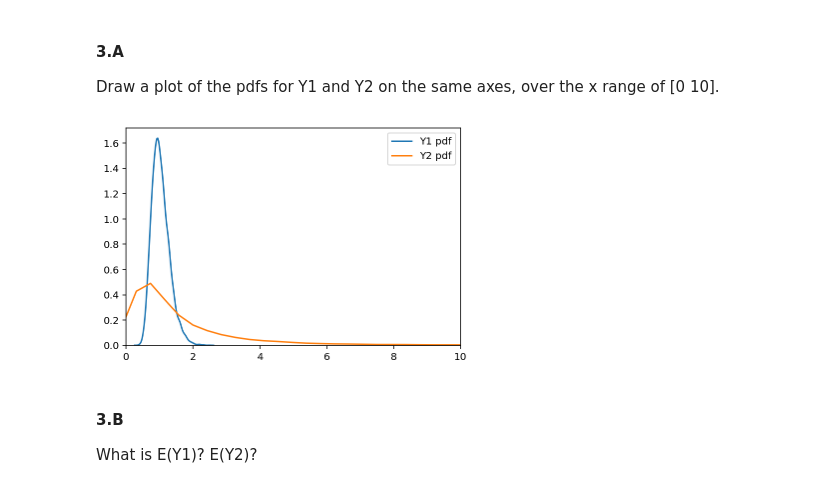
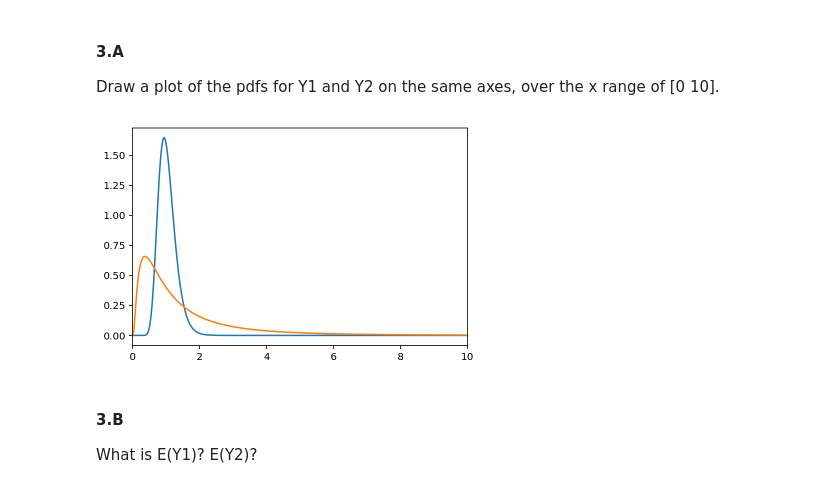
Before and after one commit to ihadanny/stat3620, a Jupyter notebook: HW3_034537969_322156159.ipynb, the cells around one changed output. Drawn from its saved outputs; the diff is of its cells as text; code cells hidden in the pictures.

```diff
--- a/HW3_034537969_322156159.ipynb
+++ b/HW3_034537969_322156159.ipynb
@@ -369,14 +370,17 @@ import matplotlib.pyplot as plt
-# %%
-y1 = stats.lognorm(s=0.25)
-y2 = stats.lognorm(s=1)
-y1rvs = y1.rvs(size=10000)
-y2rvs = y2.rvs(size=10000)
-plt.xlim(0,10)
-sns.distplot(y1rvs,bins=200,hist=False,label='Y1 pdf');
-plt.xlim(0,10)
-sns.distplot(y2rvs,bins=200,hist=False,label='Y2 pdf');
-# %% [output]
-[figure, removed]
+# %%
+y1 = stats.lognorm(s=0.25)
+y2 = stats.lognorm(s=1)
+
+x = np.linspace(0, 10, 10000)
+y1vals = [y1.pdf(x) for x in x_vals1]
+y2vals = [y2.pdf(x) for x in x_vals2]
+
+plt.xlim(0,10)
+plt.plot(x,y1vals)
+plt.xlim(0,10)
+plt.plot(x,y2vals);
+# %% [output]
+[figure, added]
 # %% [markdown]
 #### 3.B
 What is E(Y1)? E(Y2)?
```
Also changed, not shown: parts of 1 cell of this notebook.
